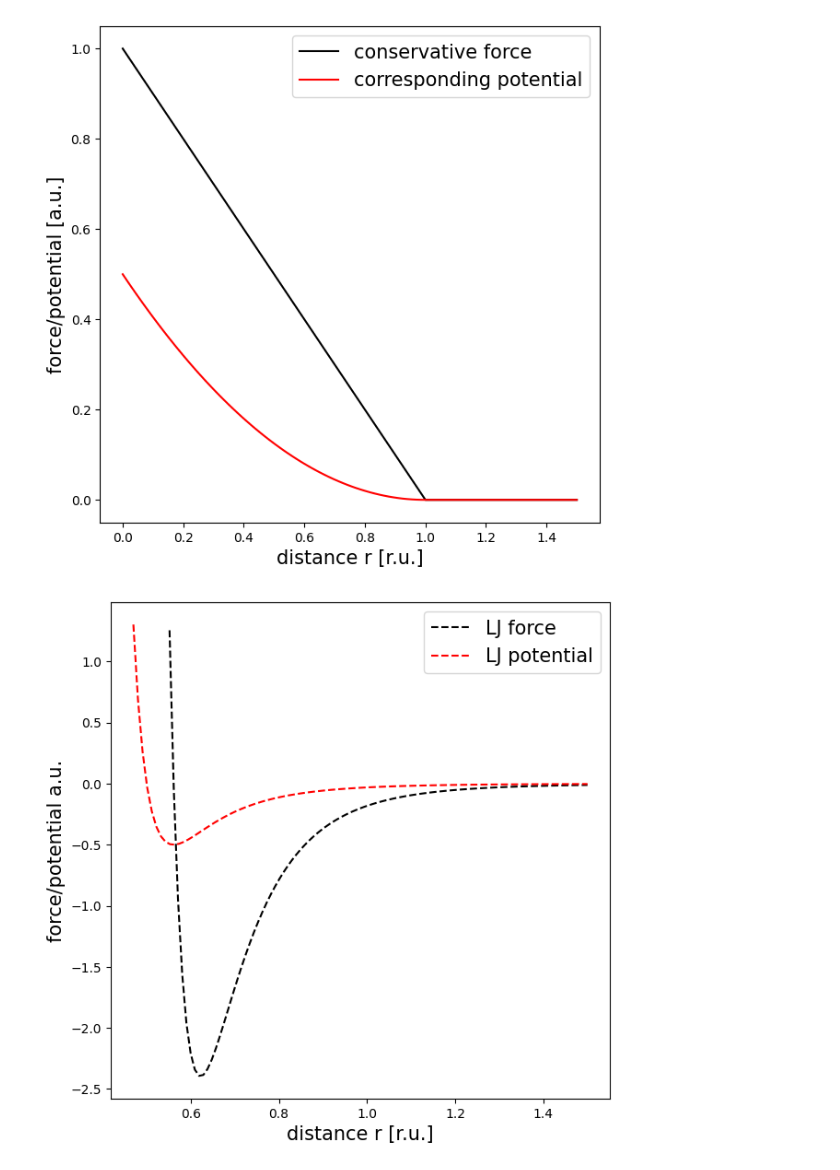
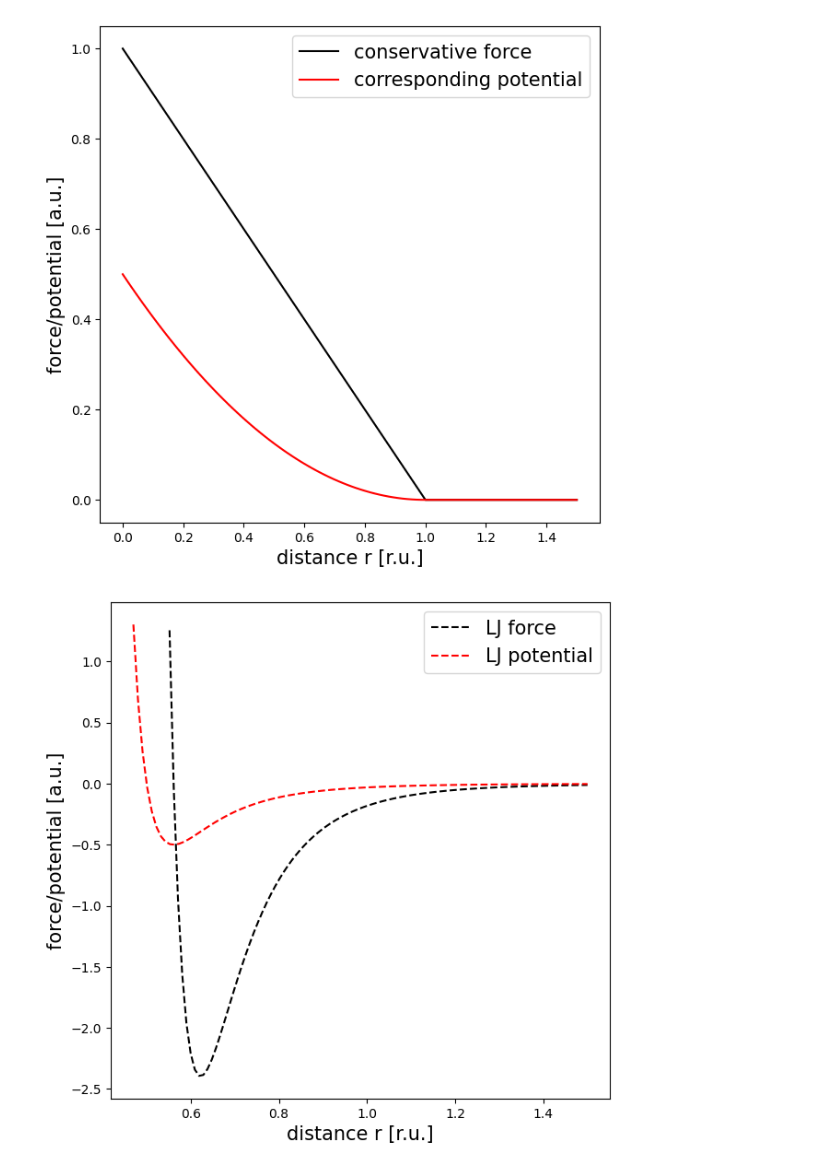
Before and after one commit to G-Scherer/dpd_simulation, a Jupyter notebook: writing/make_figures.ipynb, the cells around one changed output. Drawn from its saved outputs; the diff is of its cells as text; code cells hidden in the pictures.

```diff
--- a/writing/make_figures.ipynb
+++ b/writing/make_figures.ipynb
@@ -40,27 +40,27 @@ weight_func, int_weight = np.vectorize(weight_func), np.vectorize(int_weight)
 # %%
 dists = np.linspace(0,1.5, num=100)
 dists2 = np.linspace(0.552, 1.5, num=100)
 dists3 = np.linspace(0.47, 1.5, num=100)
 plt.figure(figsize=(7,7))
 
 plt.plot(dists, weight_func(dists,1), color="black", label="conservative force")
 plt.plot(dists, int_weight(dists,1), color="red", label="corresponding potential")
 
 plt.xlabel("distance r [r.u.]", fontsize=15)
 plt.ylabel("force/potential [a.u.]", fontsize=15)
 
 plt.legend(fontsize=15, frameon=True)
 plt.show()
 
 plt.figure(figsize=(7,7))
 plt.plot(dists2, lj_force(dists2), color="black", linestyle="--", label="LJ force")
 plt.plot(dists3, lj_potential(dists3), color="red", linestyle="--", label="LJ potential")
 
 plt.xlabel("distance r [r.u.]", fontsize=15)
-plt.ylabel("force/potential a.u.", fontsize=15)
+plt.ylabel("force/potential [a.u.]", fontsize=15)
 
 plt.legend(fontsize=15, frameon=True)
 plt.show()
 # %% [output]
 [figure]
-[figure, old version]
+[figure, new version]
```
Also changed, not shown: 3 other files.
